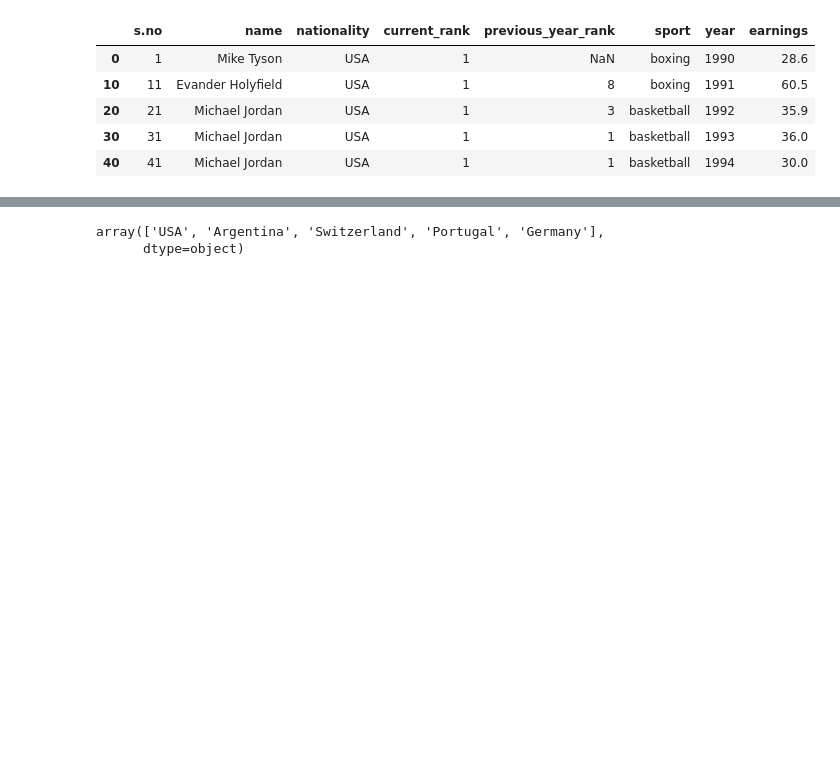
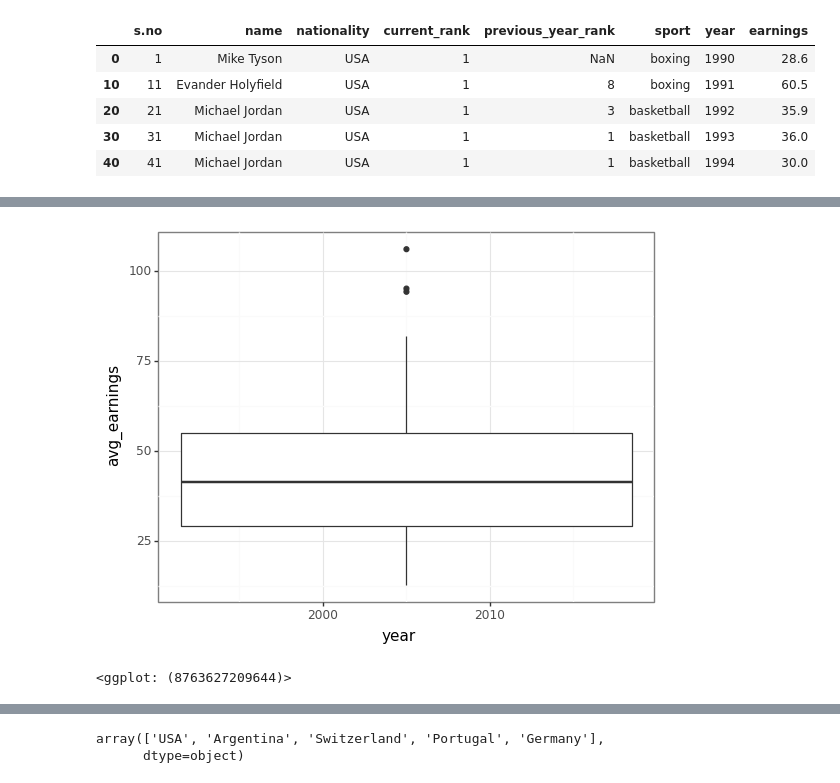
Before and after one commit to zoeshenrw/databootcamp-midterm, a Jupyter notebook: databootcamp-midterm.ipynb, the cells around one changed output, grey strips where cells are left out. Drawn from its saved outputs; the diff is of its cells as text; code cells hidden in the pictures; blank space fills up the shorter version.

```diff
--- a/databootcamp-midterm.ipynb
+++ b/databootcamp-midterm.ipynb
@@ -160,0 +266,7 @@ geom_line(aes(x='year', y='reg1_pred_earning'), color='darkorange')+ theme_bw()+
+# %%
+(ggplot(df_avg_earnings, aes(x='year', y='avg_earnings')) +
+        geom_boxplot()+theme_bw()
+)
+# %% [output]
+[figure, added]
+<ggplot: (8763627209644)>
```
Also changed, not shown: parts of 27 cells of this notebook.
